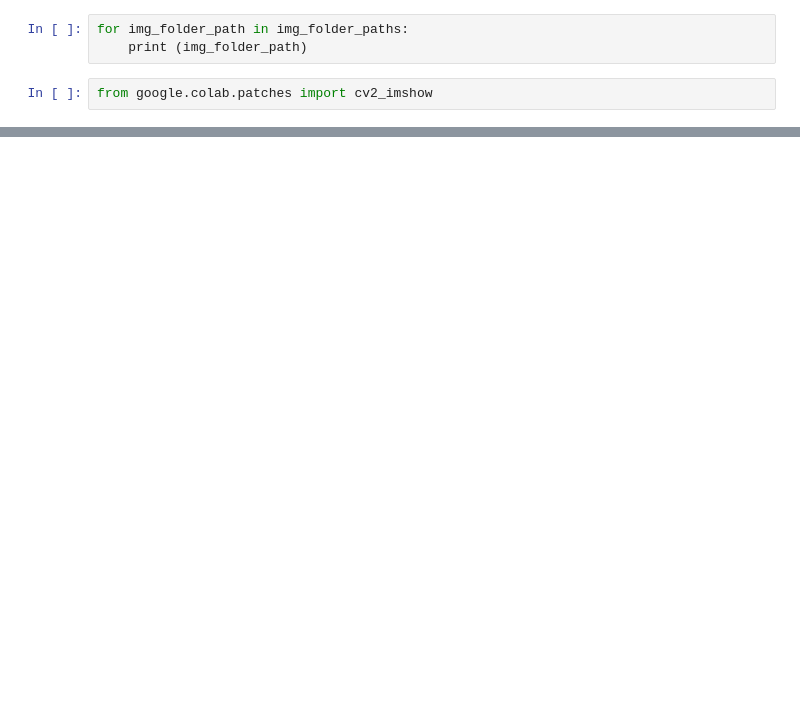
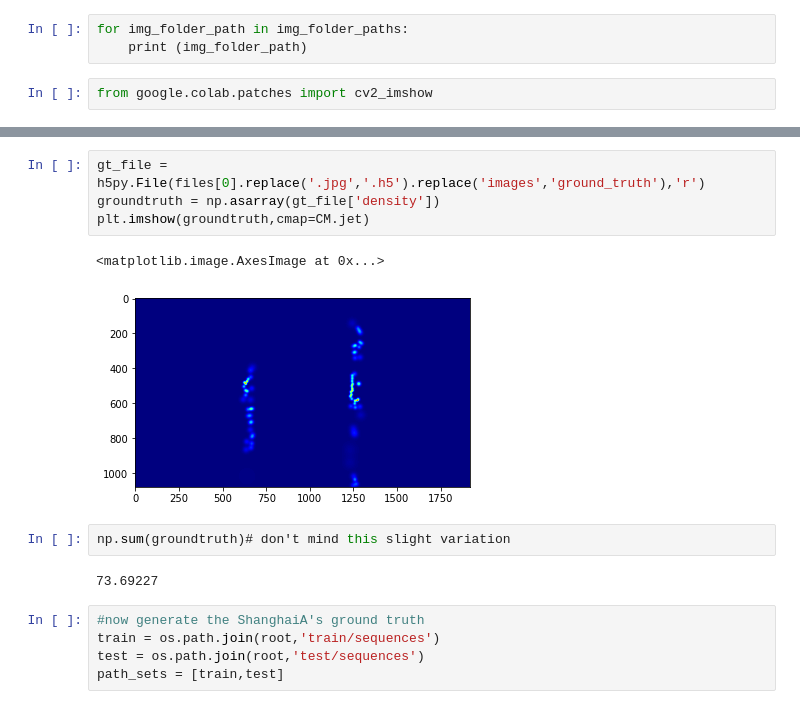
Before and after one commit to imenebak/UAV-Crowd-Counting, a Jupyter notebook: DensityVisDrone.ipynb, the cells around one changed output, grey strips where cells are left out. Cells and saved outputs as stored; diff of their text form; blank space fills up the shorter version.

```diff
--- a/DensityVisDrone.ipynb
+++ b/DensityVisDrone.ipynb
@@ -132,0 +195,16 @@ cv2_imshow(img)
+# %%
+gt_file = h5py.File(files[0].replace('.jpg','.h5').replace('images','ground_truth'),'r')
+groundtruth = np.asarray(gt_file['density'])
+plt.imshow(groundtruth,cmap=CM.jet)
+# %% [output]
+<matplotlib.image.AxesImage at 0x...>
+[figure, added]
+# %%
+np.sum(groundtruth)# don't mind this slight variation
+# %% [output]
+73.69227
+# %%
+#now generate the ShanghaiA's ground truth
+train = os.path.join(root,'train/sequences')
+test = os.path.join(root,'test/sequences')
+path_sets = [train,test]
```
Also changed, not shown: parts of 15 cells of this notebook.
